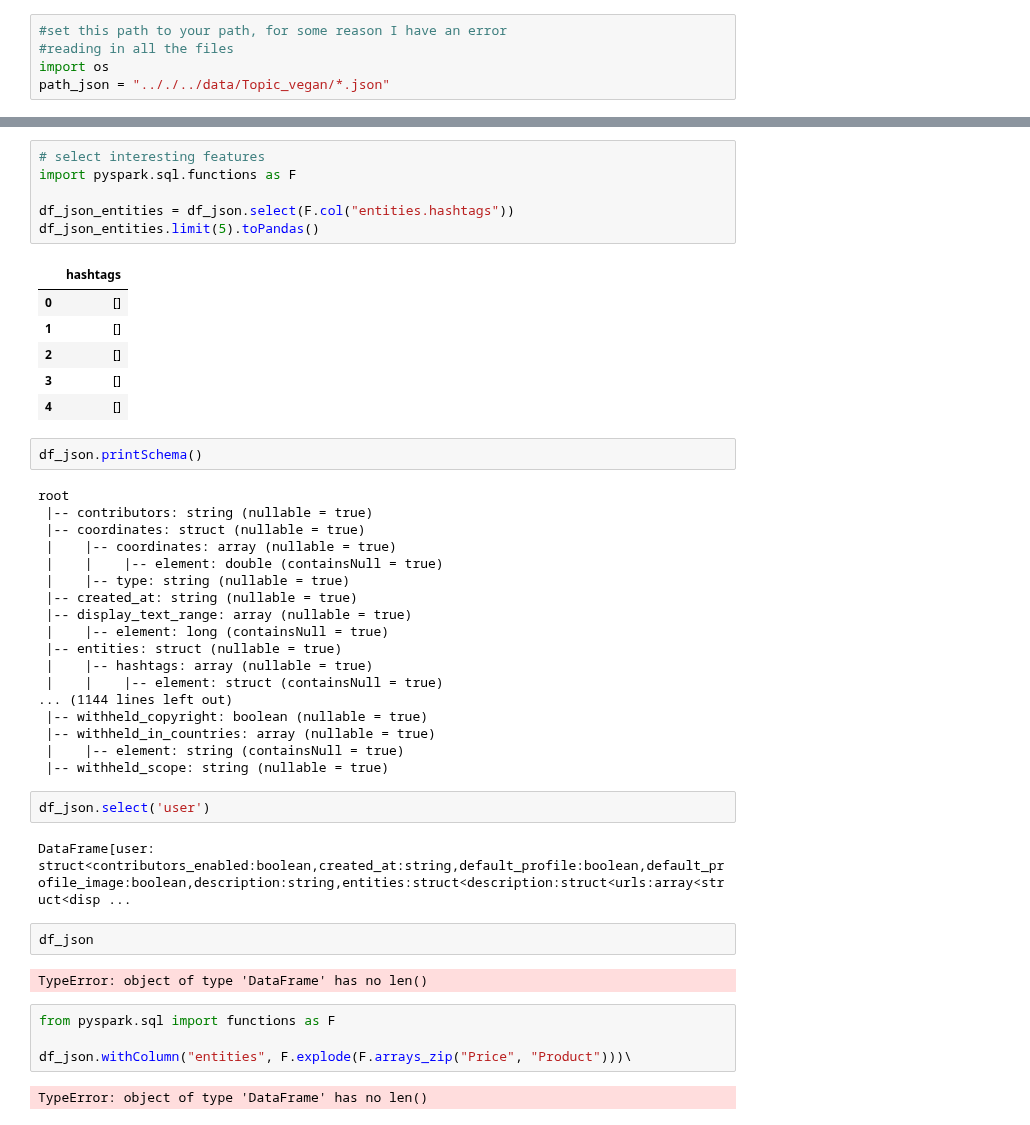
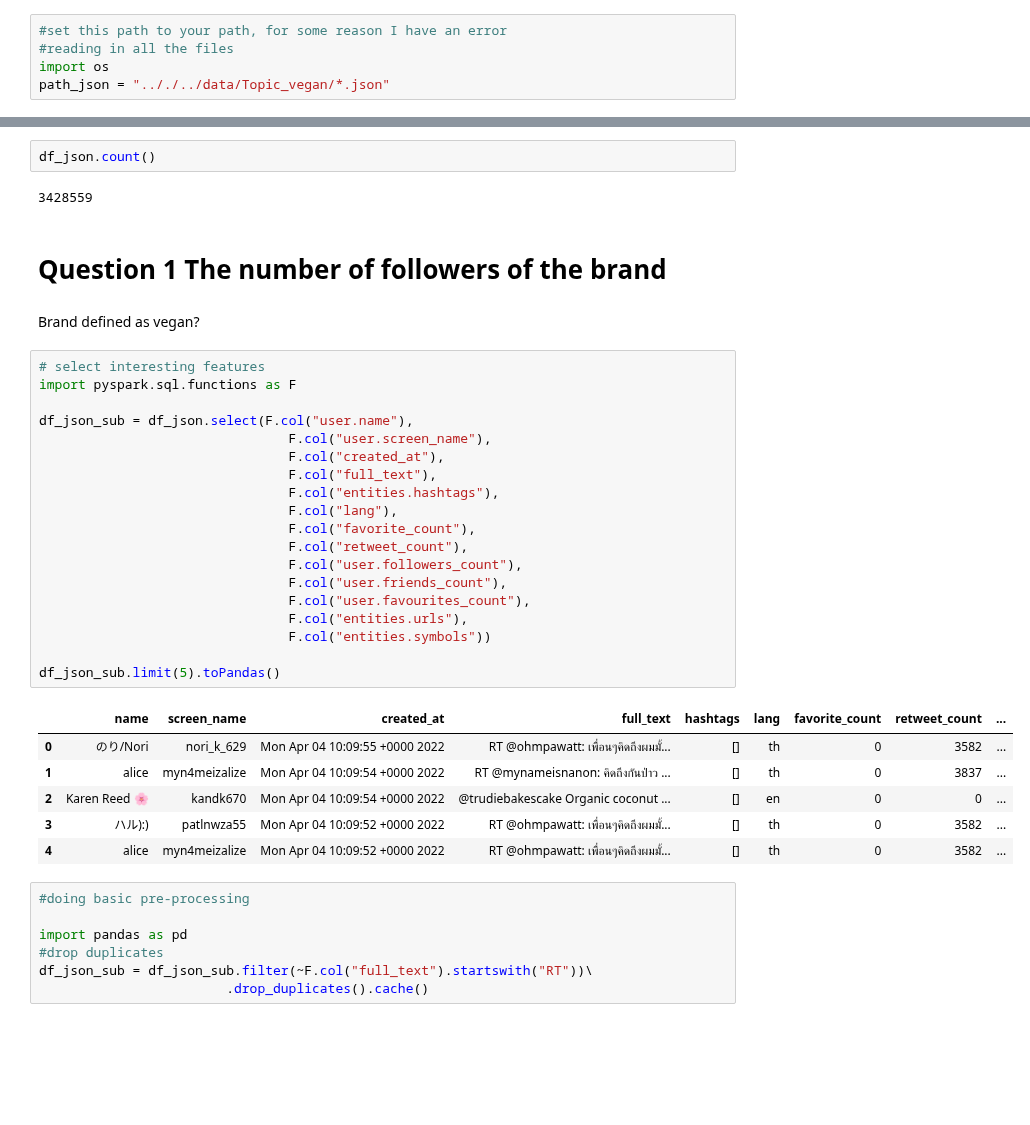
Before and after one commit to atyvaert/big-data, a Jupyter notebook: src/Exploration_Notebooks/Konstantin_Exploration.ipynb, the cells around one changed output, grey strips where cells are left out. Cells and saved outputs as stored; diff of their text form; blank space fills up the shorter version.

```diff
--- a/src/Exploration_Notebooks/Konstantin_Exploration.ipynb
+++ b/src/Exploration_Notebooks/Konstantin_Exploration.ipynb
@@ -34,47 +38,41 @@ df_json = spark.read.option("multiline","true").json(path_json)
+# %%
+df_json.count()
+# %% [output]
+3428559
+# %% [markdown]
+# Question 1 The number of followers of the brand
+# %% [markdown]
+Brand defined as vegan?
 # %%
 # select interesting features
 import pyspark.sql.functions as F
 
-df_json_entities = df_json.select(F.col("entities.hashtags"))
-df_json_entities.limit(5).toPandas()
+df_json_sub = df_json.select(F.col("user.name"),
+                                F.col("user.screen_name"),
+                                F.col("created_at"),
+                                F.col("full_text"),
+                                F.col("entities.hashtags"),
+                                F.col("lang"),
+                                F.col("favorite_count"),
+                                F.col("retweet_count"),
+                                F.col("user.followers_count"),
+                                F.col("user.friends_count"),
+                                F.col("user.favourites_count"),
+                                F.col("entities.urls"),
+                                F.col("entities.symbols"))
+
+df_json_sub.limit(5).toPandas()
 # %% [output]
-|  | hashtags |
-| 0 | [] |
-| 1 | [] |
-| 2 | [] |
-| 3 | [] |
-| 4 | [] |
+|  | name | screen_name | created_at | full_text | hashtags | lang | favorite_count | retweet_count | ... |
+| 0 | のり/Nori | nori_k_629 | Mon Apr 04 10:09:55 +0000 2022 | RT @ohmpawatt: เพื่อนๆคิดถึงผมมั้... | [] | th | 0 | 3582 | ... |
+| 1 | alice | myn4meizalize | Mon Apr 04 10:09:54 +0000 2022 | RT @mynameisnanon: คิดถึงกันป่าว ... | [] | th | 0 | 3837 | ... |
+| 2 | Karen Reed 🌸 | kandk670 | Mon Apr 04 10:09:54 +0000 2022 | @trudiebakescake Organic coconut ... | [] | en | 0 | 0 | ... |
+| 3 | ハル):) | patlnwza55 | Mon Apr 04 10:09:52 +0000 2022 | RT @ohmpawatt: เพื่อนๆคิดถึงผมมั้... | [] | th | 0 | 3582 | ... |
+| 4 | alice | myn4meizalize | Mon Apr 04 10:09:52 +0000 2022 | RT @ohmpawatt: เพื่อนๆคิดถึงผมมั้... | [] | th | 0 | 3582 | ... |
-# %%
-df_json.printSchema()
-# %% [output]
-root
- |-- contributors: string (nullable = true)
- |-- coordinates: struct (nullable = true)
- |    |-- coordinates: array (nullable = true)
- |    |    |-- element: double (containsNull = true)
- |    |-- type: string (nullable = true)
- |-- created_at: string (nullable = true)
- |-- display_text_range: array (nullable = true)
- |    |-- element: long (containsNull = true)
- |-- entities: struct (nullable = true)
- |    |-- hashtags: array (nullable = true)
- |    |    |-- element: struct (containsNull = true)
-... (1144 lines left out)
- |-- withheld_copyright: boolean (nullable = true)
- |-- withheld_in_countries: array (nullable = true)
- |    |-- element: string (containsNull = true)
- |-- withheld_scope: string (nullable = true)
 # %%
-df_json.select('user')
+#doing basic pre-processing
+
+import pandas as pd
+#drop duplicates
+df_json_sub = df_json_sub.filter(~F.col("full_text").startswith("RT"))\
+                        .drop_duplicates().cache()
-# %% [output]
-DataFrame[user: struct<contributors_enabled:boolean,created_at:string,default_profile:boolean,default_profile_image:boolean,description:string,entities:struct<description:struct<urls:array<struct<disp ...
-# %%
-df_json
-# %% [output]
-TypeError: object of type 'DataFrame' has no len()
-# %%
-from pyspark.sql import functions as F
-
-df_json.withColumn("entities", F.explode(F.arrays_zip("Price", "Product")))\
-# %% [output]
-TypeError: object of type 'DataFrame' has no len()
```
Also changed, not shown: parts of 13 cells of this notebook, 1 other file.
